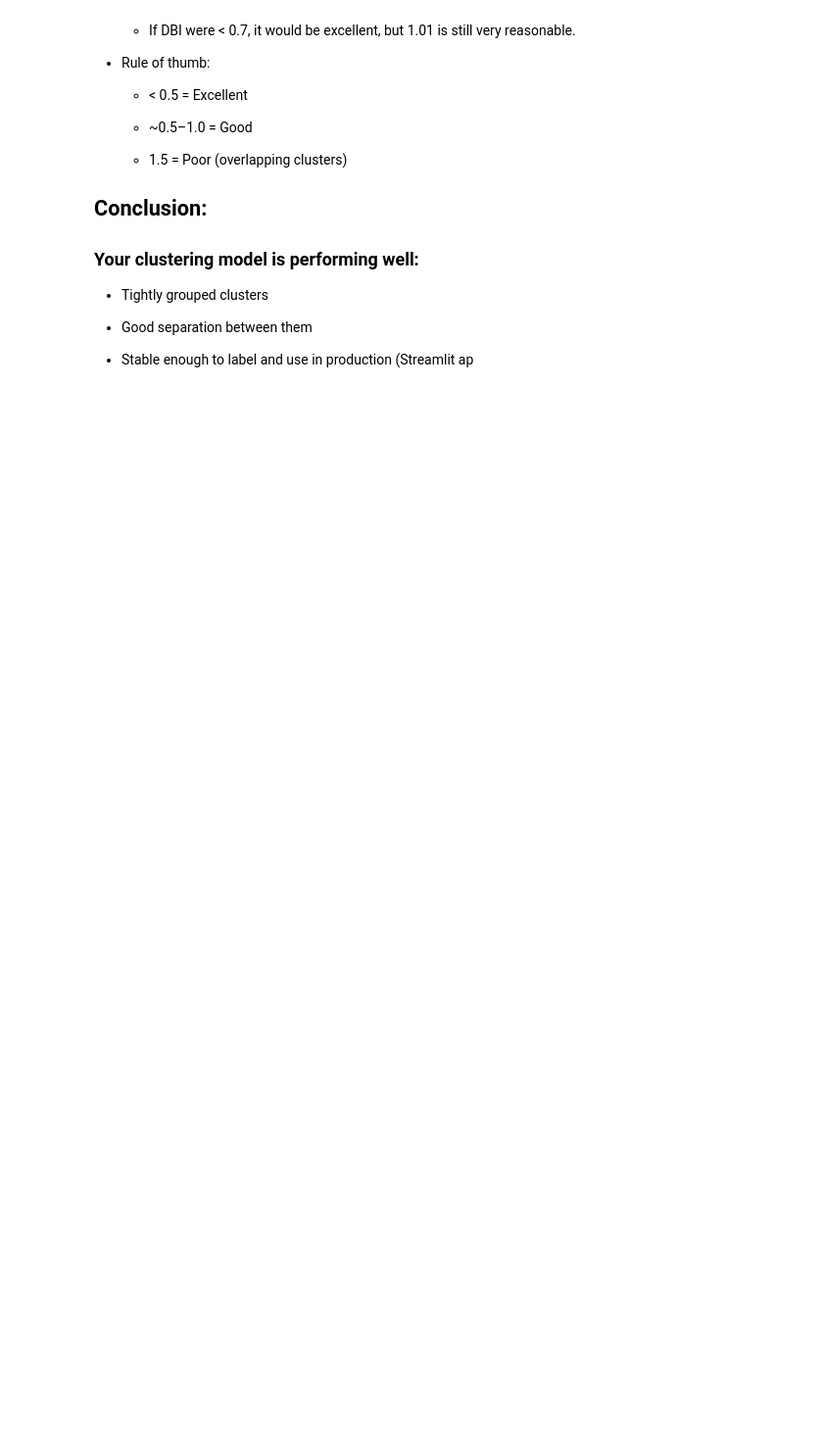
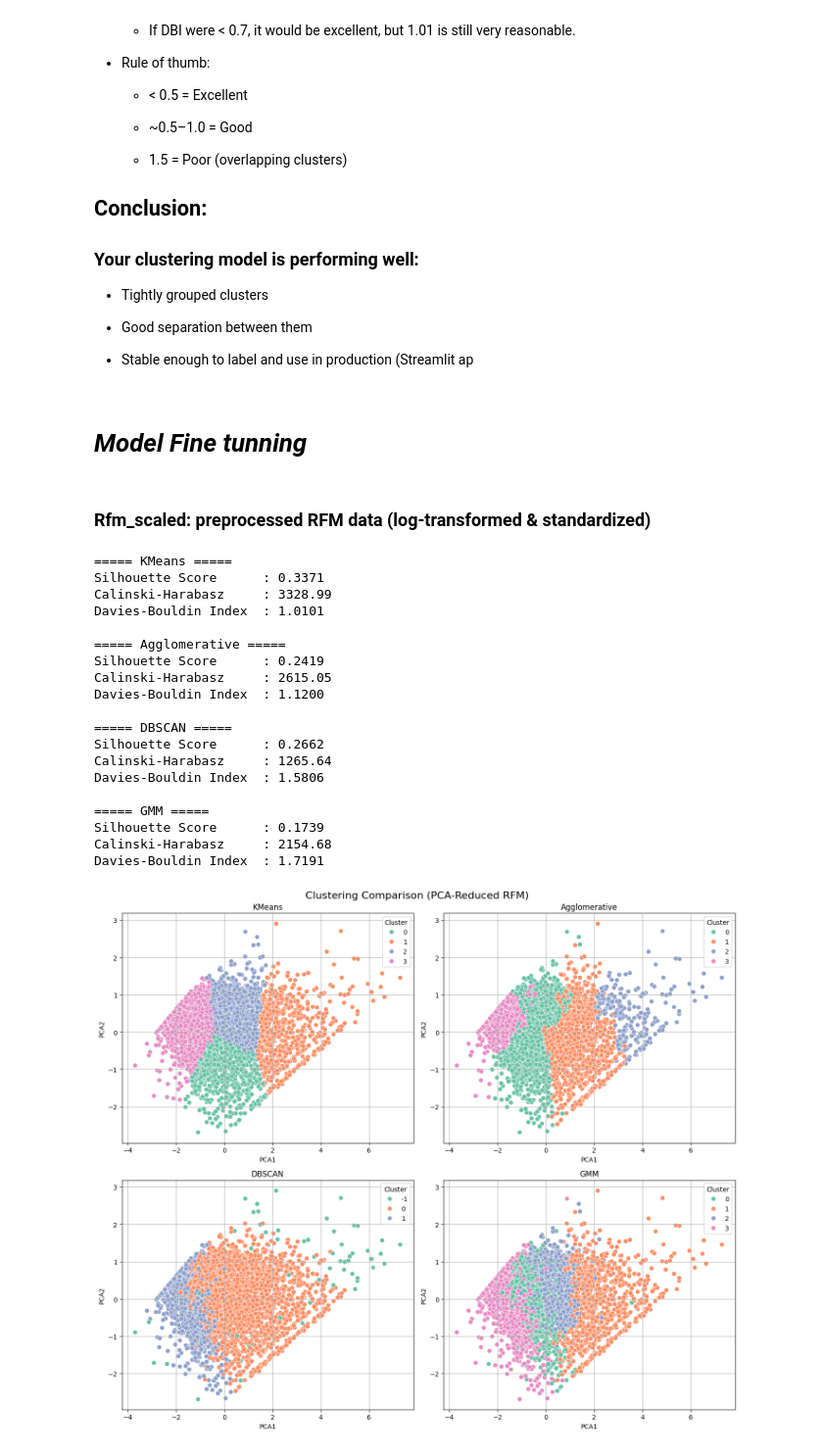
Before and after one commit to Sumit-Prasad01/Customer-Segmentation-and-Product-Recommendations, a Jupyter notebook: notebooks/04_customer_segmentation.ipynb, the cells around one changed output. Shown at 98% size. Drawn from its saved outputs; the diff is of its cells as text; code cells hidden in the pictures; blank space fills up the shorter version.

Commit message:
Model tunning

```diff
--- a/notebooks/04_customer_segmentation.ipynb
+++ b/notebooks/04_customer_segmentation.ipynb
@@ -211,3 +209,5 @@ Davies-Bouldin Index: 1.0101
 - Good separation between them
 
 - Stable enough to label and use in production (Streamlit ap
+# %% [markdown]
+# ***Model Fine tunning***
@@ -213,0 +219,74 @@ Davies-Bouldin Index: 1.0101
+# %% [markdown]
+### Rfm_scaled: preprocessed RFM data (log-transformed & standardized)
+# %%
+# Step 1: PCA for 2D visualization
+pca = PCA(n_components=2)
+rfm_pca = pca.fit_transform(rfm_scaled)
+
+# Step 2: Define clustering models
+models = {
+    "KMeans": KMeans(n_clusters=4, random_state=42),
+    "Agglomerative": AgglomerativeClustering(n_clusters=4),
+    "DBSCAN": DBSCAN(eps=0.5, min_samples=5),  # you can tune eps
+    "GMM": GaussianMixture(n_components=4, random_state=42)
+}
+
+# Step 3: Run models, evaluate and plot
+fig, axes = plt.subplots(2, 2, figsize=(14, 12))
+axes = axes.flatten()
+
+for i, (name, model) in enumerate(models.items()):
+    print(f"\n===== {name} =====")
+
+    # Fit & predict
+    if name == "GMM":
+        labels = model.fit_predict(rfm_scaled)
+    else:
+        labels = model.fit(rfm_scaled).fit_predict(rfm_scaled)
+
+    # Handle noise in DBSCAN
+    if len(set(labels)) < 2 or (len(set(labels)) == 2 and -1 in labels):
+        print("Not enough clusters found. Skipping metrics.")
+        sil_score = ch_score = db_score = "N/A"
+    else:
+        sil_score = silhouette_score(rfm_scaled, labels)
+        ch_score = calinski_harabasz_score(rfm_scaled, labels)
+        db_score = davies_bouldin_score(rfm_scaled, labels)
+
+        print(f"Silhouette Score      : {sil_score:.4f}")
+        print(f"Calinski-Harabasz     : {ch_score:.2f}")
+        print(f"Davies-Bouldin Index  : {db_score:.4f}")
+
+    # Plot
+    df_plot = pd.DataFrame(rfm_pca, columns=['PCA1', 'PCA2'])
+    df_plot['Cluster'] = labels
+
+    sns.scatterplot(data=df_plot, x='PCA1', y='PCA2', hue='Cluster', palette='Set2', ax=axes[i], s=50)
+    axes[i].set_title(name)
+    axes[i].legend(title='Cluster', loc='best')
+    axes[i].grid(True)
+
+plt.suptitle("Clustering Comparison (PCA-Reduced RFM)", fontsize=16)
+plt.tight_layout()
+plt.show()
+# %% [output]
+===== KMeans =====
+Silhouette Score      : 0.3371
+Calinski-Harabasz     : 3328.99
+Davies-Bouldin Index  : 1.0101
+
+===== Agglomerative =====
+Silhouette Score      : 0.2419
+Calinski-Harabasz     : 2615.05
+Davies-Bouldin Index  : 1.1200
+
+===== DBSCAN =====
+Silhouette Score      : 0.2662
+Calinski-Harabasz     : 1265.64
+Davies-Bouldin Index  : 1.5806
+
+===== GMM =====
+Silhouette Score      : 0.1739
+Calinski-Harabasz     : 2154.68
+Davies-Bouldin Index  : 1.7191
+[figure, added]
```
Also changed, not shown: parts of 3 cells of this notebook, 2 other files.
